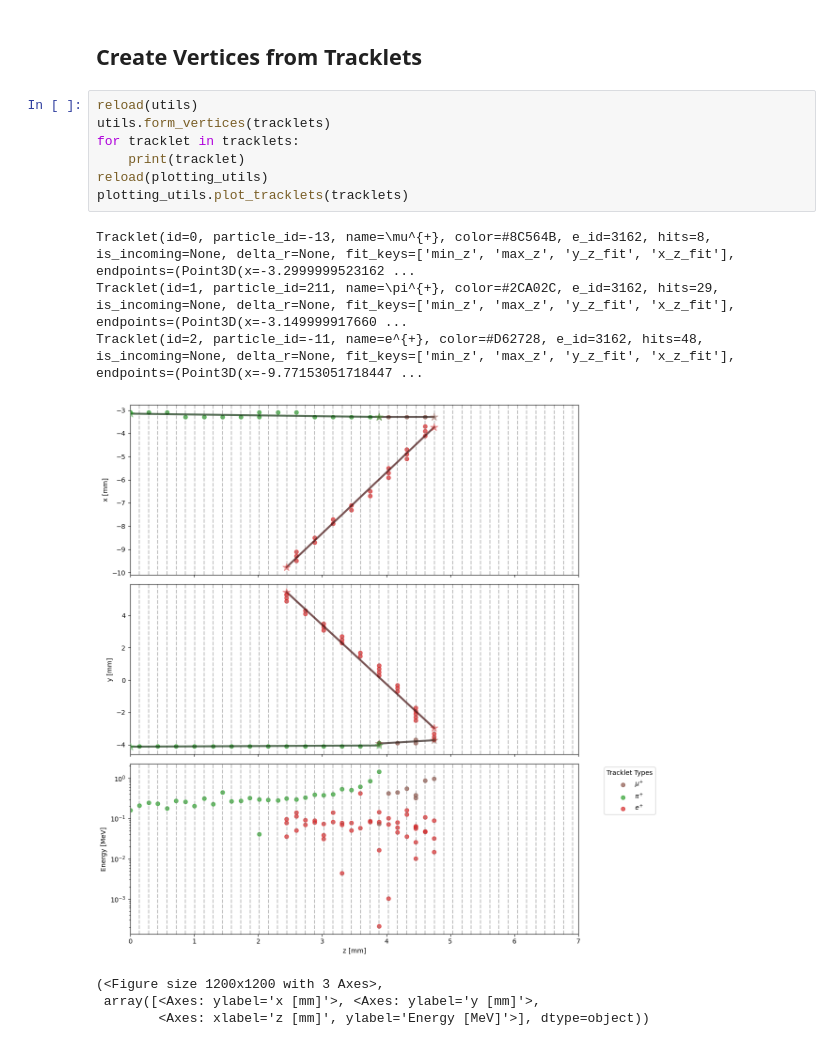
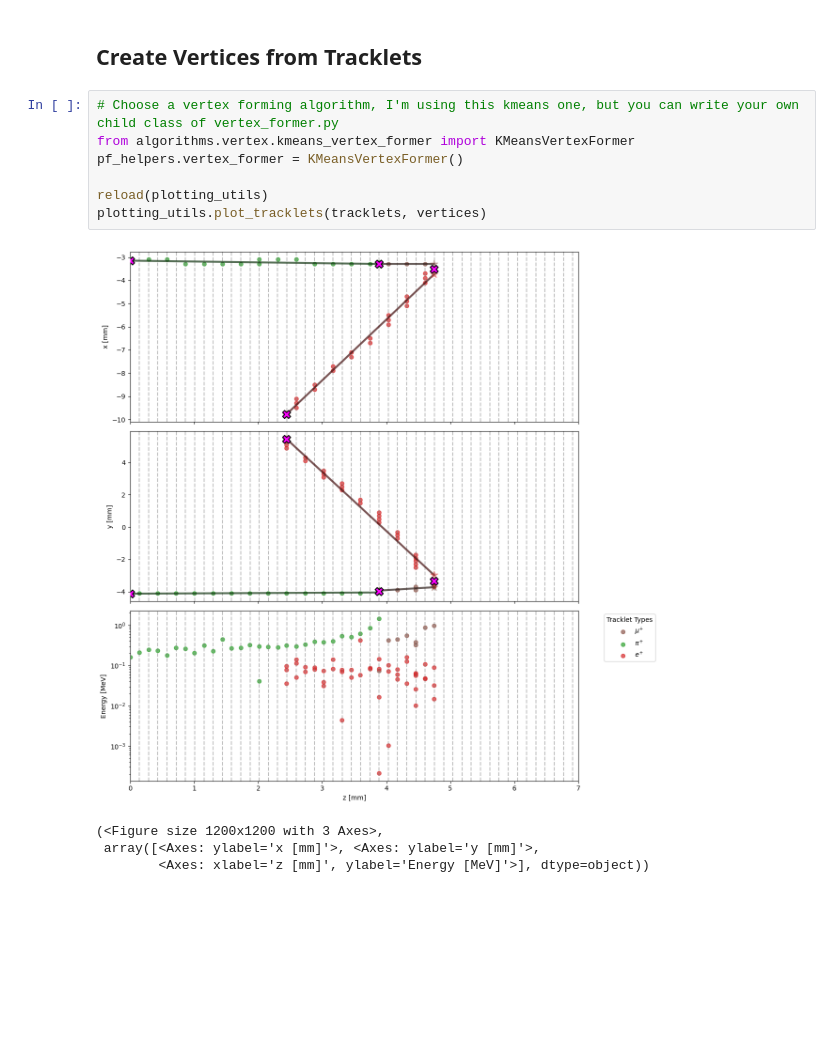
Before and after one commit to jaca230/pattern_finding_playground, a Jupyter notebook: analysis.ipynb, the cells around one changed output. Cells and saved outputs as stored; diff of their text form; blank space fills up the shorter version.

```diff
--- a/analysis.ipynb
+++ b/analysis.ipynb
@@ -56,17 +55,14 @@ plotting_utils.plot_tracklets(tracklets)
 # %% [markdown]
 ## Create Vertices from Tracklets
 # %%
-reload(utils)
-utils.form_vertices(tracklets)
-for tracklet in tracklets:
-    print(tracklet)
+# Choose a vertex forming algorithm, I'm using this kmeans one, but you can write your own child class of vertex_former.py
+from algorithms.vertex.kmeans_vertex_former import KMeansVertexFormer
+pf_helpers.vertex_former = KMeansVertexFormer()
+
 reload(plotting_utils)
-plotting_utils.plot_tracklets(tracklets)
+plotting_utils.plot_tracklets(tracklets, vertices)
 # %% [output]
+[figure, new version]
-Tracklet(id=0, particle_id=-13, name=\mu^{+}, color=#8C564B, e_id=3162, hits=8, is_incoming=None, delta_r=None, fit_keys=['min_z', 'max_z', 'y_z_fit', 'x_z_fit'], endpoints=(Point3D(x=-3.2999999523162 ...
-Tracklet(id=1, particle_id=211, name=\pi^{+}, color=#2CA02C, e_id=3162, hits=29, is_incoming=None, delta_r=None, fit_keys=['min_z', 'max_z', 'y_z_fit', 'x_z_fit'], endpoints=(Point3D(x=-3.149999917660 ...
-Tracklet(id=2, particle_id=-11, name=e^{+}, color=#D62728, e_id=3162, hits=48, is_incoming=None, delta_r=None, fit_keys=['min_z', 'max_z', 'y_z_fit', 'x_z_fit'], endpoints=(Point3D(x=-9.77153051718447 ...
+(<Figure size 1200x1200 with 3 Axes>,
+ array([<Axes: ylabel='x [mm]'>, <Axes: ylabel='y [mm]'>,
+        <Axes: xlabel='z [mm]', ylabel='Energy [MeV]'>], dtype=object))
-[figure, old version]
-(<Figure size 1200x1200 with 3 Axes>,
- array([<Axes: ylabel='x [mm]'>, <Axes: ylabel='y [mm]'>,
-        <Axes: xlabel='z [mm]', ylabel='Energy [MeV]'>], dtype=object))
```
Also changed, not shown: parts of 3 cells of this notebook, 17 other files.
